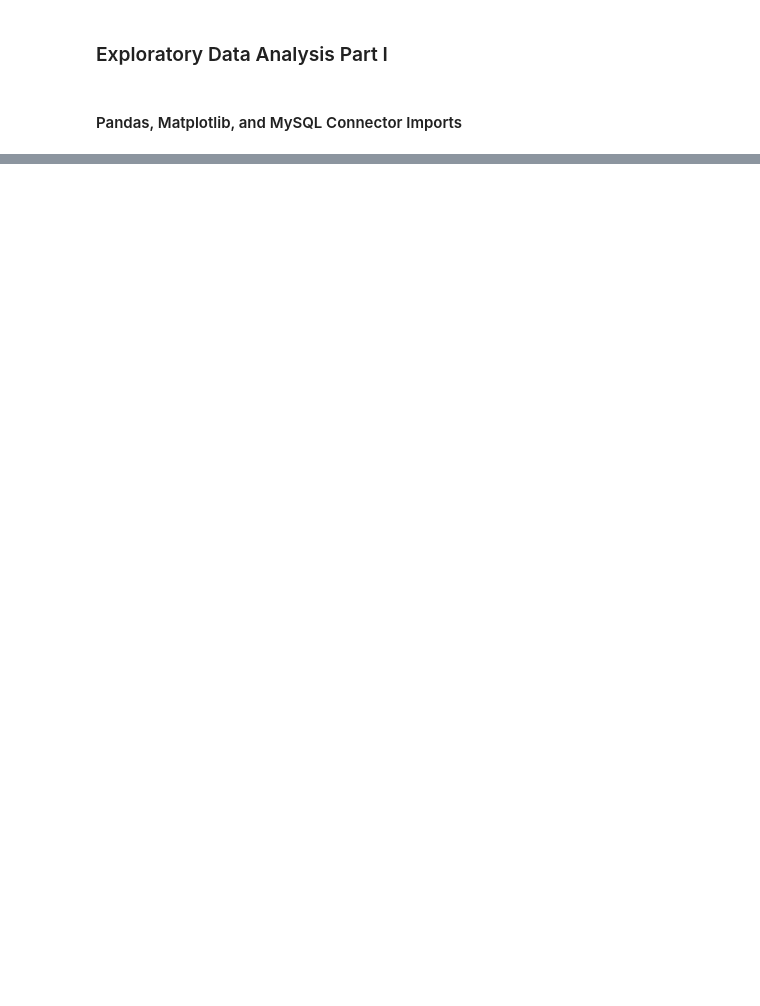
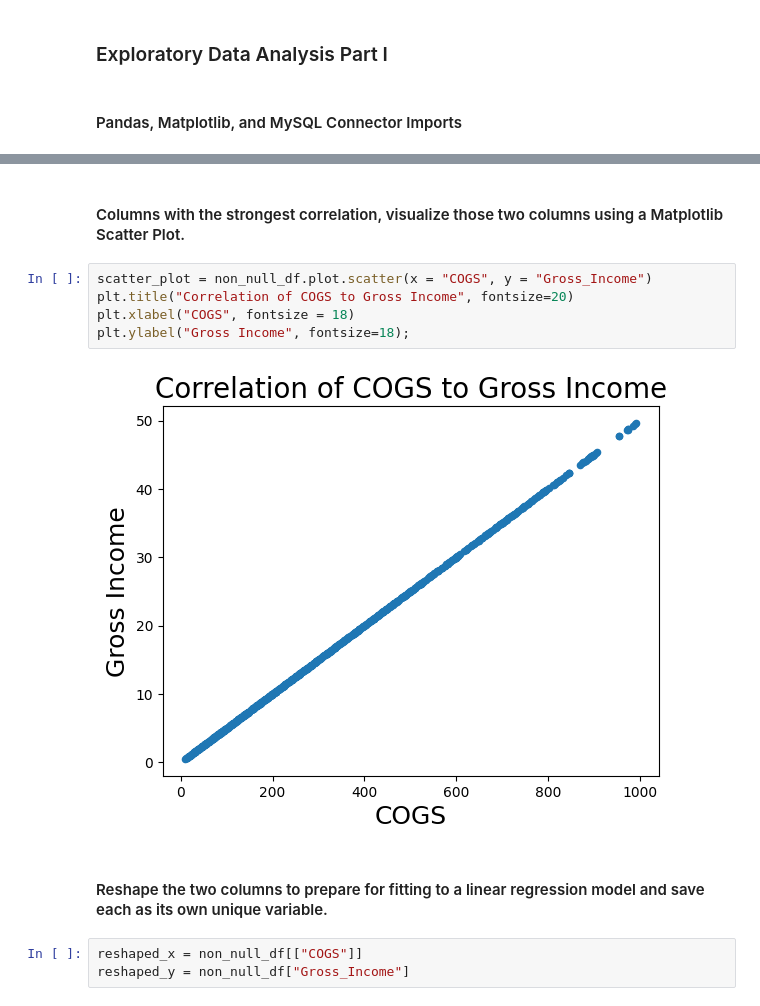
Before and after one commit to andigarcia901/ExploratoryDataAnalysis, a Jupyter notebook: ExploratoryDataAnalysis.ipynb, the cells around one changed output, grey strips where cells are left out. Cells and saved outputs as stored; diff of their text form; blank space fills up the shorter version.

```diff
--- a/ExploratoryDataAnalysis.ipynb
+++ b/ExploratoryDataAnalysis.ipynb
@@ -26,0 +172,14 @@ import mysql.connector as connection
+# %% [markdown]
+#### Columns with the strongest correlation, visualize those two columns using a Matplotlib Scatter Plot.
+# %%
+scatter_plot = non_null_df.plot.scatter(x = "COGS", y = "Gross_Income")
+plt.title("Correlation of COGS to Gross Income", fontsize=20)
+plt.xlabel("COGS", fontsize = 18)
+plt.ylabel("Gross Income", fontsize=18);
+# %% [output]
+[figure, added]
+# %% [markdown]
+#### Reshape the two columns to prepare for fitting to a linear regression model and save each as its own unique variable.
+# %%
+reshaped_x = non_null_df[["COGS"]]
+reshaped_y = non_null_df["Gross_Income"]
```
Also changed, not shown: parts of 21 cells of this notebook.
